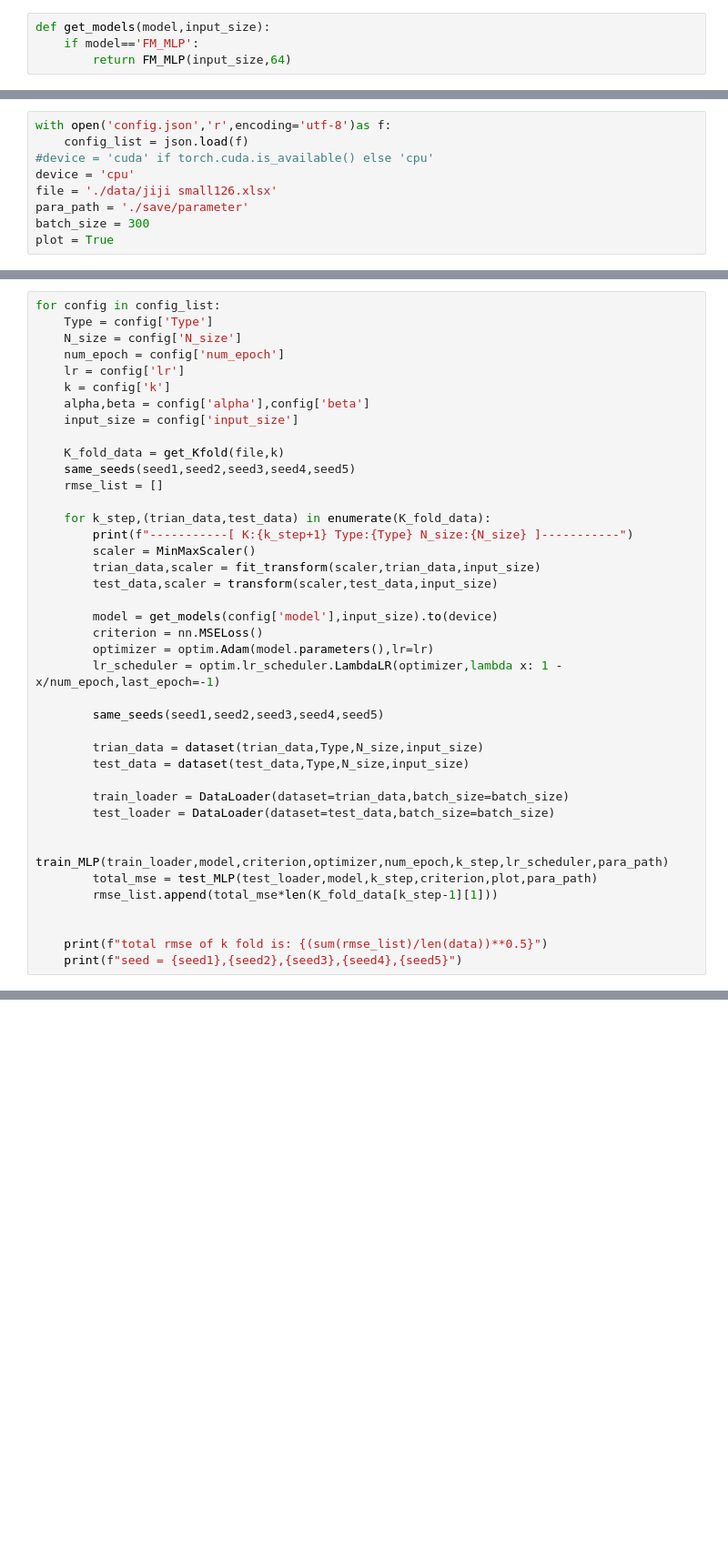
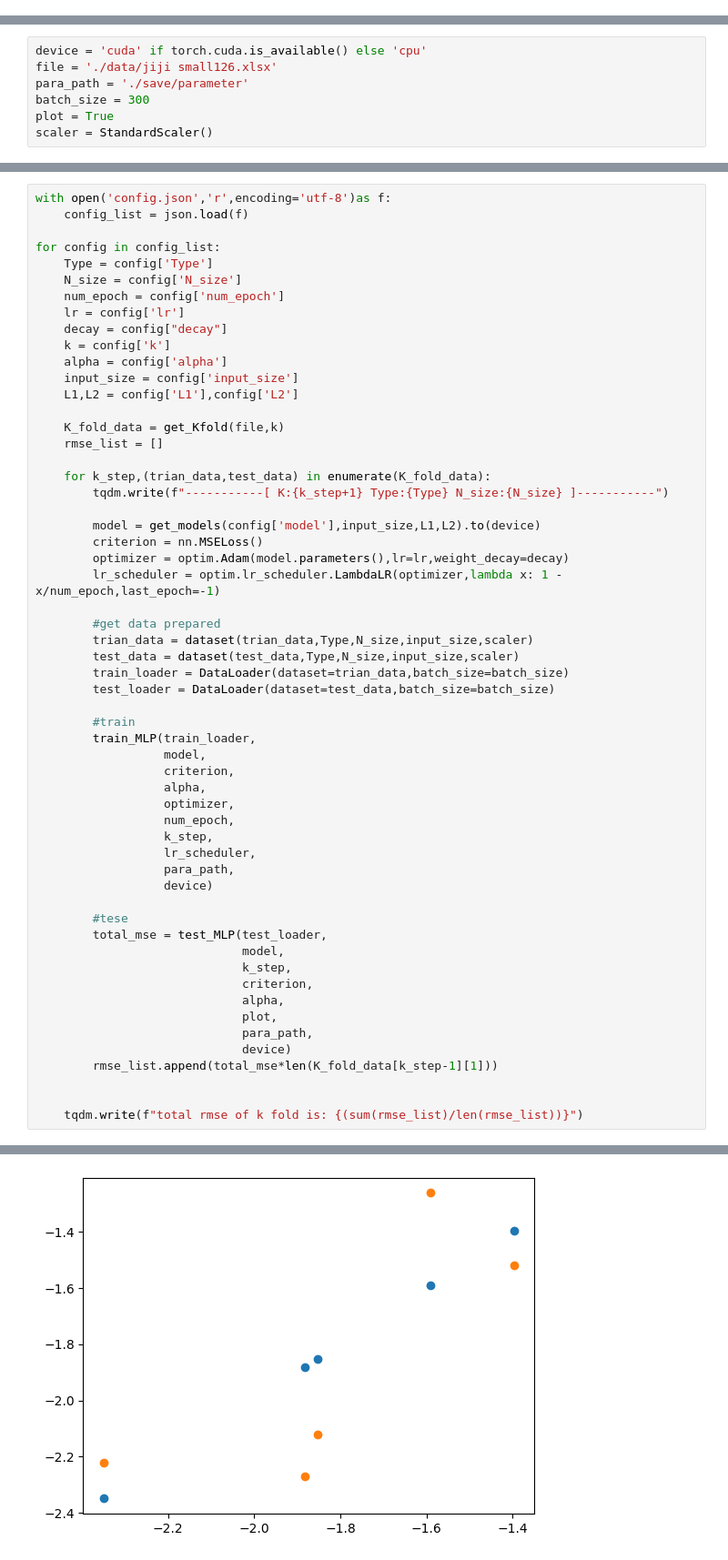
Before and after one commit to hasaki321/2023-deep-physics, a Jupyter notebook: main.ipynb, the cells around one changed output, grey strips where cells are left out. Shown at 91% size. Drawn from its saved outputs; the diff is of its cells as text; blank space fills up the shorter version.

```diff
--- a/main.ipynb
+++ b/main.ipynb
@@ -38,4 +26,0 @@ same_seeds(seed1,seed2,seed3,seed4,seed5)
-# %%
-def get_models(model,input_size):
-    if model=='FM_MLP':
-        return FM_MLP(input_size,64)
@@ -42,9 +29,7 @@ def get_models(model,input_size):
 # %%
-with open('config.json','r',encoding='utf-8')as f:
-    config_list = json.load(f)
-#device = 'cuda' if torch.cuda.is_available() else 'cpu'
-device = 'cpu'
+device = 'cuda' if torch.cuda.is_available() else 'cpu'
 file = './data/jiji small126.xlsx'
 para_path = './save/parameter'
 batch_size = 300
 plot = True
+scaler = StandardScaler()
@@ -51,42 +38,59 @@ plot = True
 # %%
+with open('config.json','r',encoding='utf-8')as f:
+    config_list = json.load(f)
+
 for config in config_list:
     Type = config['Type']
     N_size = config['N_size']
     num_epoch = config['num_epoch']
     lr = config['lr']
+    decay = config["decay"]
     k = config['k']
-    alpha,beta = config['alpha'],config['beta']
+    alpha = config['alpha']
     input_size = config['input_size']
+    L1,L2 = config['L1'],config['L2']
 
     K_fold_data = get_Kfold(file,k)
-    same_seeds(seed1,seed2,seed3,seed4,seed5)
     rmse_list = []
 
     for k_step,(trian_data,test_data) in enumerate(K_fold_data):
-        print(f"-----------[ K:{k_step+1} Type:{Type} N_size:{N_size} ]-----------")
-        scaler = MinMaxScaler()
-        trian_data,scaler = fit_transform(scaler,trian_data,input_size)
-        test_data,scaler = transform(scaler,test_data,input_size)
+        tqdm.write(f"-----------[ K:{k_step+1} Type:{Type} N_size:{N_size} ]-----------")
 
-        model = get_models(config['model'],input_size).to(device)
+        model = get_models(config['model'],input_size,L1,L2).to(device)
         criterion = nn.MSELoss()
-        optimizer = optim.Adam(model.parameters(),lr=lr)
+        optimizer = optim.Adam(model.parameters(),lr=lr,weight_decay=decay)
         lr_scheduler = optim.lr_scheduler.LambdaLR(optimizer,lambda x: 1 - x/num_epoch,last_epoch=-1)
 
-        same_seeds(seed1,seed2,seed3,seed4,seed5)
-
-        trian_data = dataset(trian_data,Type,N_size,input_size)
-        test_data = dataset(test_data,Type,N_size,input_size)
-
+        #get data prepared
+        trian_data = dataset(trian_data,Type,N_size,input_size,scaler)
+        test_data = dataset(test_data,Type,N_size,input_size,scaler)
         train_loader = DataLoader(dataset=trian_data,batch_size=batch_size)
         test_loader = DataLoader(dataset=test_data,batch_size=batch_size)
 
-        train_MLP(train_loader,model,criterion,optimizer,num_epoch,k_step,lr_scheduler,para_path)
-        total_mse = test_MLP(test_loader,model,k_step,criterion,plot,para_path)
+        #train
+        train_MLP(train_loader,
+                  model,
+                  criterion,
+                  alpha,
+                  optimizer,
+                  num_epoch,
+                  k_step,
+                  lr_scheduler,
+                  para_path,
+                  device)
+
+        #tese
+        total_mse = test_MLP(test_loader,
+                             model,
+                             k_step,
+                             criterion,
+                             alpha,
+                             plot,
+                             para_path,
+                             device)
         rmse_list.append(total_mse*len(K_fold_data[k_step-1][1]))
 
 
-    print(f"total rmse of k fold is: {(sum(rmse_list)/len(data))**0.5}")
-    print(f"seed = {seed1},{seed2},{seed3},{seed4},{seed5}")
+    tqdm.write(f"total rmse of k fold is: {(sum(rmse_list)/len(rmse_list))}")
 # %% [output]
 -----------[ K:1 Type:odd N_size:<126 ]-----------
@@ -92,0 +99 @@ for config in config_list:
+[figure, added]
```
Also changed, not shown: parts of 5 cells of this notebook, 15 other files.
